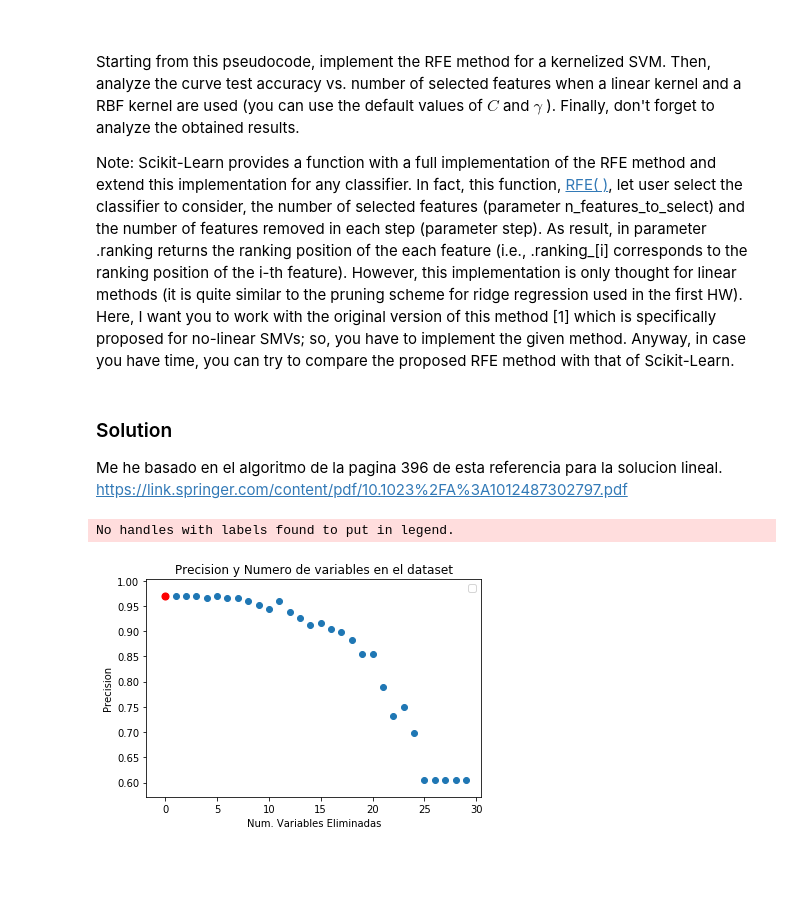
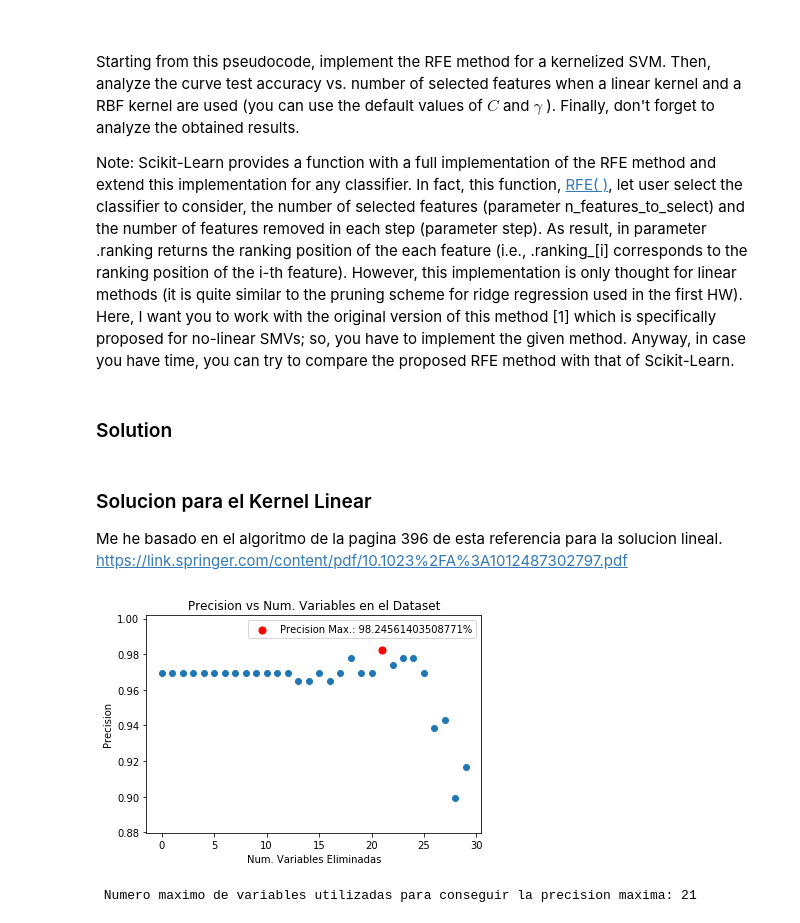
Before and after one commit to ikerarana/Machine-Learning-Notebooks, a Jupyter notebook: Curso Machine Learning UC3M Python/Week 9 - Homeworm 3 -SVM/Homework3_SVMs_student.ipynb, the cells around one changed output. Cells and saved outputs as stored; diff of their text form; code cells hidden in the pictures; blank space fills up the shorter version.

```diff
--- a/Curso Machine Learning UC3M Python/Week 9 - Homeworm 3 -SVM/Homework3_SVMs_student.ipynb
+++ b/Curso Machine Learning UC3M Python/Week 9 - Homeworm 3 -SVM/Homework3_SVMs_student.ipynb
@@ -328,7 +329,7 @@ degree_range = np.linspace(1,20, num=20)
 classifiers = []
 
 for C in C_range:
-  for degree in degree_ranges:
+  for degree in degree_range:
     clf = SVC(kernel = 'poly', C=C, degree=degree)
     clf.fit(X_train, y_train)
     classifiers.append((C, clf))
@@ -689,52 +689,65 @@ Starting from this pseudocode, implement the RFE method for a kernelized SVM. Th
 
 
 Note: Scikit-Learn provides a function with a full implementation of the RFE method and extend this implementation for any classifier. In fact, this function, [RFE( )](http://scikit-learn.org/stable/modules/generated/sklearn.feature_selection.RFE.html), let user select the classifier to consider, the number of selected features (parameter n\_features\_to\_select) and the number of features removed in each step (parameter step).  As result, in parameter .ranking returns the ranking position of the each feature (i.e., .ranking\_[i] corresponds to the ranking position of the i-th feature). However, this implementation is only thought for linear methods (it is quite similar to the pruning scheme for ridge regression used in the first HW). Here, I want you to work with the original version of this method [1] which is specifically proposed for no-linear SMVs; so, you have to implement the given method. Anyway, in case you have time, you can try to compare the proposed RFE method with that of Scikit-Learn.
+# %% [markdown]
+### Solution
 # %% [markdown]
-### Solution
-
+### Solucion para el Kernel Linear
 Me he basado en el algoritmo de la pagina 396 de esta referencia para la solucion lineal.
 https://link.springer.com/content/pdf/10.1023%2FA%3A1012487302797.pdf
 # %%
 ## solucion lineal
 from sklearn.metrics.pairwise import rbf_kernel
 from matplotlib.ticker import MaxNLocator
 
 precision = []
 
 # inicializamos un subset S de las caracteristicas (la primera vez con todas)
 S = np.arange(X.shape[1])
 
 # entrenamos un SVM lineal con todas las caracteristicas y parametros por defecto
 clf = SVC(kernel='linear', gamma=gamma)
 
 for i in range(0,30):
 
   # entrenamos
   clf.fit(X_train[:,S],y_train) # en la segunda vuelta esto seria alpha
 
   precision.append(accuracy_score(y_test, clf.predict(X_test[:,S])))
 
-  # nos quedamos con las caracteristicas en r
+  # nos quedamos con los coeficiente en r
   r = clf.coef_
 
+  # calculamos los nuevos coeficientes
+  w = np.dot(clf.coef_, np.transpose(clf.coef_))
+  f = []
+
+  for i,e in enumerate(clf.coef_[0,:]):
+    sub_coef = clf.coef_[clf.coef_ != e]
+    ws = np.dot(sub_coef, sub_coef)
+    f.append(abs(w-ws))
+
+
   # borramos la caracteristica menos importante
-  S=np.delete(S,np.argmin(r))
+  S=np.delete(S,np.argmin(f))
+
+variablesQuitadas = range(0,30)
+variablesQuitadas = list(variablesQuitadas)
+index = precision.index(max(precision))
+
+plt.figure()
+plt.scatter(variablesQuitadas,precision)
+plt.scatter(index,precision[index],c='r',s=50,label=f'Precision Max.: {max(precision)*100}%')
+
+plt.title('Precision vs Num. Variables en el Dataset', fontsize=12)
+
+plt.legend()
+plt.xlabel('Num. Variables Eliminadas')
+plt.ylabel('Precision')
+
+plt.show()
+
+print(f"\n Numero maximo de variables utilizadas para conseguir la precision maxima: {index}")
+# %% [output]
+[figure, added]
+ Numero maximo de variables utilizadas para conseguir la precision maxima: 21
-# %%
-variablesQuitadas = range(0,30)
-variablesQuitadas = list(variablesQuitadas)
-index = precision.index(max(precision))
-
-plt.figure()
-plt.scatter(variablesQuitadas,precision)
-plt.scatter(index,precision[index],c='r',s=50)
-
-plt.title('Precision y Numero de variables en el dataset', fontsize=12)
-
-plt.legend()
-plt.xlabel('Num. Variables Eliminadas')
-plt.ylabel('Precision')
-
-plt.show()
-# %% [output]
-No handles with labels found to put in legend.
-[figure, removed]
```
Also changed, not shown: parts of 8 cells of this notebook.
